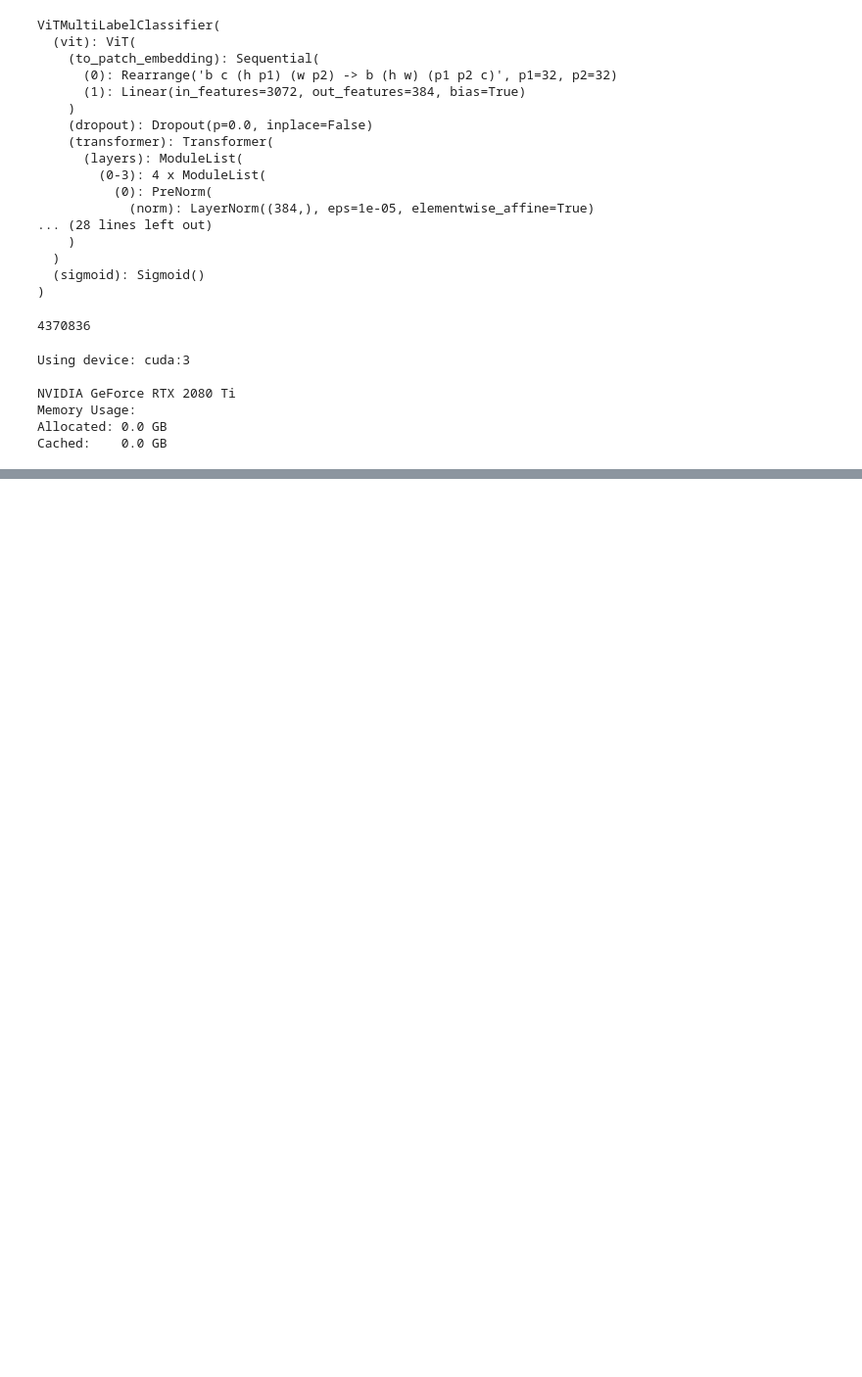
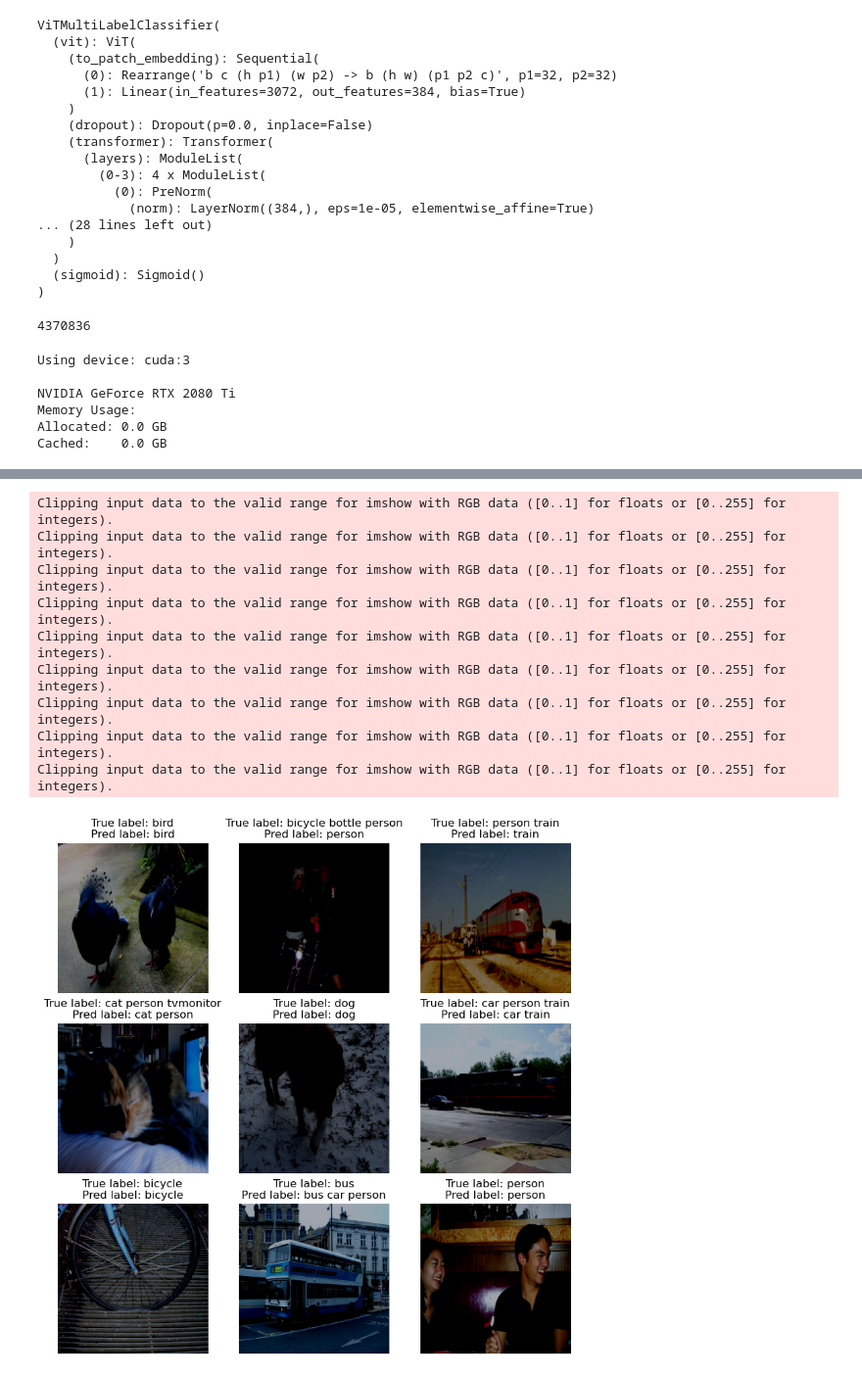
Before and after one commit to oreo-hippiepham1/pytorch_training, a Jupyter notebook: test.ipynb, the cells around one changed output, grey strips where cells are left out. Shown at 98% size. Drawn from its saved outputs; the diff is of its cells as text; code cells hidden in the pictures; blank space fills up the shorter version.

```diff
--- a/test.ipynb
+++ b/test.ipynb
@@ -140,7 +140,7 @@ ds_test = PascalVOCDataset(data_path, 'test.csv', transform=eval_test_transform,
 # %%
 from torch.utils.data import DataLoader
 
-BATCH_SIZE = 32
+BATCH_SIZE = 68
 num_workers = 2
 
 dl_train = DataLoader(ds_train, batch_size=BATCH_SIZE, shuffle=True, num_workers=num_workers)
@@ -332,0 +466,50 @@ KeyboardInterrupt:
+# %%
+model.eval()
+eval_loss, correct = 0, 0
+i = 0
+low_acc_lst = None
+with torch.no_grad():
+    for X, y in dl_test:
+        X, y = X.to(device), y.to(device)
+        out = model(X)
+        out = nn.Sigmoid()(out)
+        if i == 0:
+            low_acc_lst = out
+        else:
+            low_acc_lst = torch.cat((low_acc_lst, out))
+        i += 1
+        if i == 50:
+            break
+inv_normalize = tvtf.Normalize(
+    mean= [-m for m in mean],
+    std= [1/s for s in std]
+)
+# %%
+sample_idx = 10
+
+figure = plt.figure(figsize=(10, 10))
+cols, rows = 3, 3
+for i in range(1, cols * rows + 1):
+    sample_idx = torch.randint(len(low_acc_lst), size=(1,)).item()
+    img, label = ds_test[sample_idx]
+    img, label = img.to("cpu"), label.to("cpu")
+    img = inv_normalize(img)
+    figure.add_subplot(rows, cols, i)
+    true_label = decode_target(label)
+    pred_label = decode_target(low_acc_lst[sample_idx])
+    title = f"True label: {true_label}\nPred label: {pred_label}"
+    plt.title(title)
+    plt.axis("off")
+    plt.imshow(img.squeeze().permute(1, 2, 0), cmap="gray")
+plt.show()
+# %% [output]
+Clipping input data to the valid range for imshow with RGB data ([0..1] for floats or [0..255] for integers).
+Clipping input data to the valid range for imshow with RGB data ([0..1] for floats or [0..255] for integers).
+Clipping input data to the valid range for imshow with RGB data ([0..1] for floats or [0..255] for integers).
+Clipping input data to the valid range for imshow with RGB data ([0..1] for floats or [0..255] for integers).
+Clipping input data to the valid range for imshow with RGB data ([0..1] for floats or [0..255] for integers).
+Clipping input data to the valid range for imshow with RGB data ([0..1] for floats or [0..255] for integers).
+Clipping input data to the valid range for imshow with RGB data ([0..1] for floats or [0..255] for integers).
+Clipping input data to the valid range for imshow with RGB data ([0..1] for floats or [0..255] for integers).
+Clipping input data to the valid range for imshow with RGB data ([0..1] for floats or [0..255] for integers).
+[figure, added]
```
Also changed, not shown: parts of 12 cells of this notebook, 1 other file.
